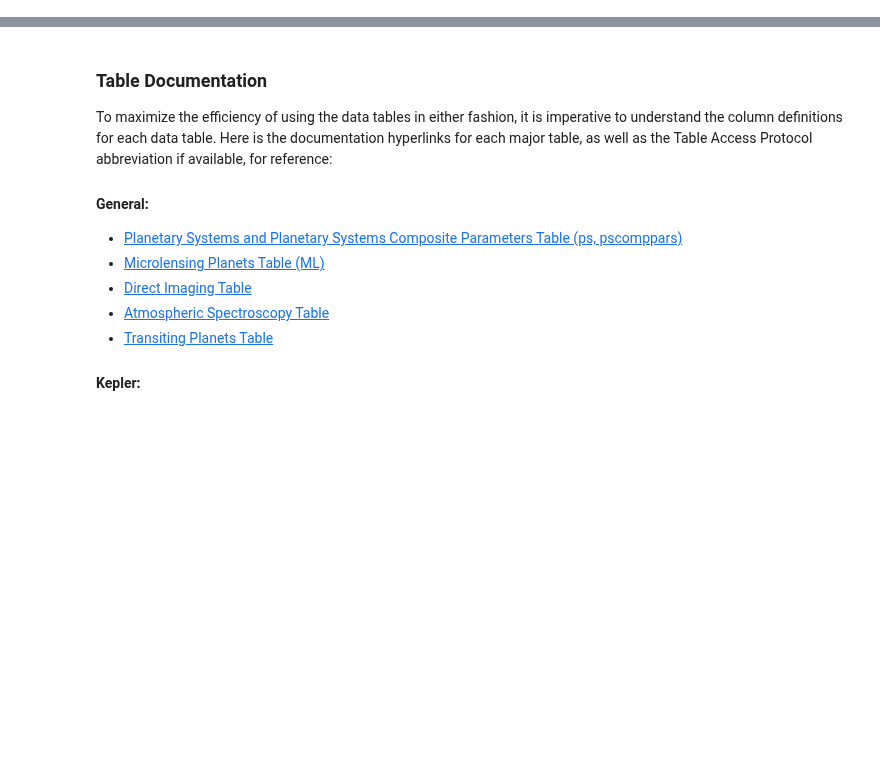
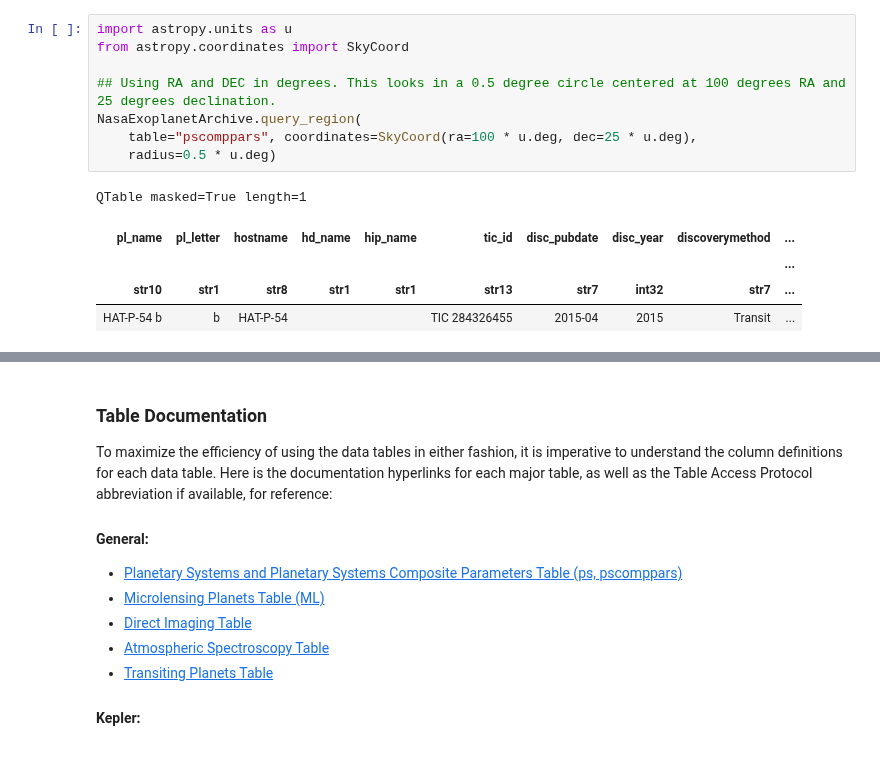
Before and after one commit to AstroMusers/ExoCore, a Jupyter notebook: ExoCore/Databases/NEA.ipynb, the cells around one changed output, grey strips where cells are left out. Saved outputs shown, nothing was run; the diff lists cells and outputs as text; blank space fills up the shorter version.

```diff
--- a/ExoCore/Databases/NEA.ipynb
+++ b/ExoCore/Databases/NEA.ipynb
@@ -58,0 +90,14 @@ In some applications, being able to systematically retrieve information from the
+# %%
+import astropy.units as u
+from astropy.coordinates import SkyCoord
+
+## Using RA and DEC in degrees. This looks in a 0.5 degree circle centered at 100 degrees RA and 25 degrees declination.
+NasaExoplanetArchive.query_region(
+    table="pscomppars", coordinates=SkyCoord(ra=100 * u.deg, dec=25 * u.deg),
+    radius=0.5 * u.deg)
+# %% [output]
+QTable masked=True length=1
+| pl_name | pl_letter | hostname | hd_name | hip_name | tic_id | disc_pubdate | disc_year | discoverymethod | ... |
+|  |  |  |  |  |  |  |  |  | ... |
+| str10 | str1 | str8 | str1 | str1 | str13 | str7 | int32 | str7 | ... |
+| HAT-P-54 b | b | HAT-P-54 |  |  | TIC 284326455 | 2015-04 | 2015 | Transit | ... |
```
Also changed, not shown: parts of 12 cells of this notebook.
